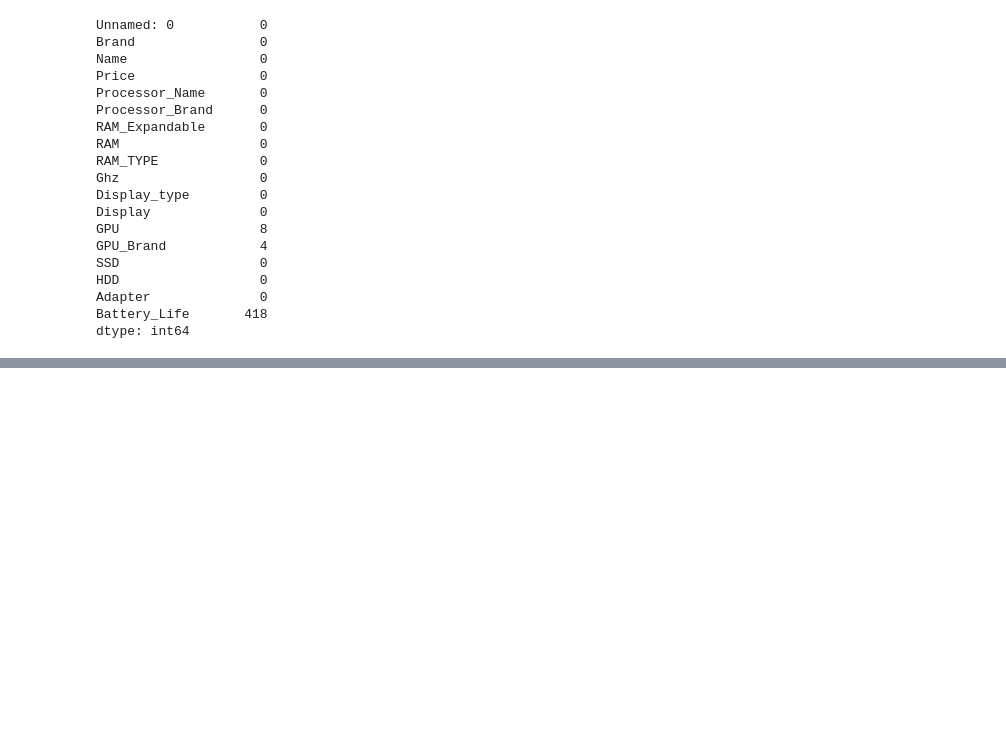
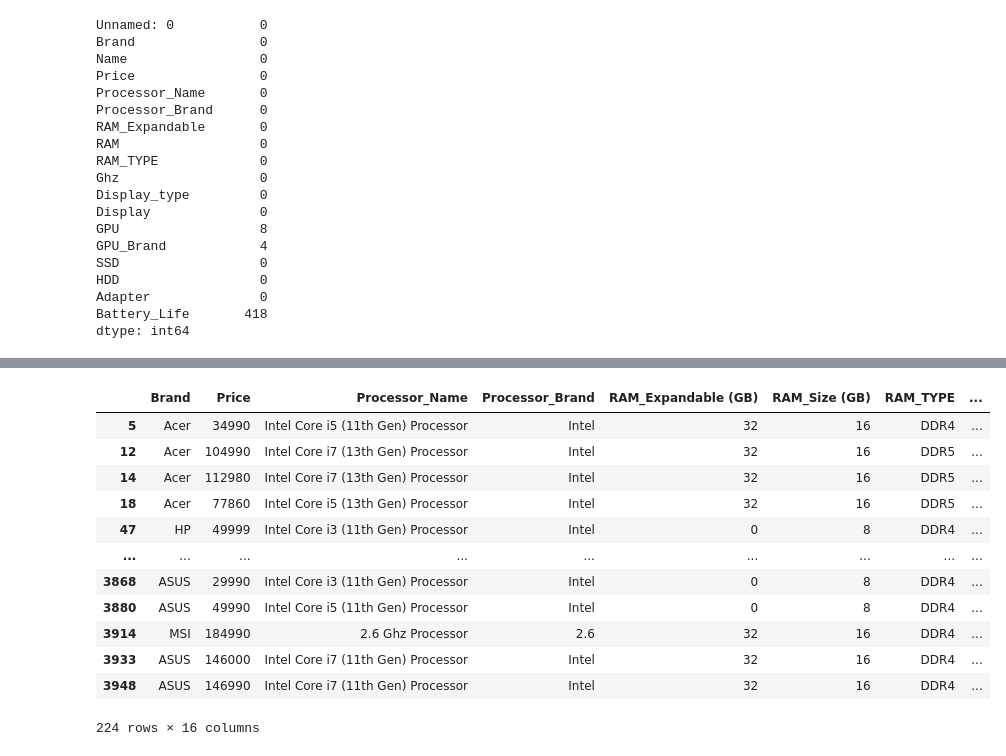
Before and after one commit to Dunith2002/Laptop_Price_Predictor, a Jupyter notebook: notebooks/FC211020_Dinusha/Data_Cleaning.ipynb, the cells around one changed output, grey strips where cells are left out. Drawn from its saved outputs; the diff is of its cells as text; code cells hidden in the pictures; blank space fills up the shorter version.

Commit message:
cleaning

```diff
--- a/notebooks/FC211020_Dinusha/Data_Cleaning.ipynb
+++ b/notebooks/FC211020_Dinusha/Data_Cleaning.ipynb
@@ -73,0 +168,18 @@ df.rename(columns={'RAM': 'RAM_Size (GB)'}, inplace=True)
+# %%
+#Clean RAM_TYPE column
+
+df['RAM_TYPE'] = df['RAM_TYPE'].str.strip().str.upper()
+mapping = {
+    'DDR4 RAM': 'DDR4',
+    'DDR5 RAM': 'DDR5',
+    'DDR3 RAM': 'DDR3',
+    'DDR2 RAM': 'Other',
+    'LPDDR3 RAM' : 'LPDDR3',
+    'LPDDR4 RAM': 'LPDDR4',
+    'LPDDR4X RAM': 'LPDDR4X',
+    'LPDDR5 RAM': 'LPDDR5',
+    'LPDDR5X RAM': 'LPDDR5X'
+}
+df['RAM_TYPE'] = df['RAM_TYPE'].replace(mapping)
+df['RAM_TYPE'] = df['RAM_TYPE'].replace({'RAM': 'Other'})
+df['RAM_TYPE'] = df['RAM_TYPE'].astype('category')
@@ -73,0 +204,3 @@ df.rename(columns={'RAM': 'RAM_Size (GB)'}, inplace=True)
+# %%
+df['Display_type'] = df['Display_type'].astype('category')
+print(f"Unique Values: {df['Display_type'].unique()}\n")
@@ -73,0 +288,5 @@ df.rename(columns={'RAM': 'RAM_Size (GB)'}, inplace=True)
+# %%
+print(f"Number of unique GPU types : {df['GPU_Series'].nunique()}\n")
+print(f"Unique Values: {df['GPU_Series'].unique()}\n")
+print(f"Value count for each unique GPU Series: {df['GPU_Series'].value_counts()}\n")
+df = df.drop(columns=['GPU'])
@@ -73,0 +314,16 @@ df.rename(columns={'RAM': 'RAM_Size (GB)'}, inplace=True)
+# %%
+df['GPU_Brand'] = df['GPU_Brand'].astype('category')
+
+def clean_gpu_brand(value):
+    if 'Intel' in value:
+        return 'Intel'
+    elif 'NVIDIA' in value or 'Nvidia' in value or 'NIVIDIA' in value:
+        return 'NVIDIA'
+    elif 'AMD' in value:
+        return 'AMD'
+    elif 'Apple' in value:
+        return 'Apple'
+    else:
+        return 'Other'
+
+df['GPU_Brand'] = df['GPU_Brand'].apply(clean_gpu_brand)
@@ -73,0 +343,16 @@ df.rename(columns={'RAM': 'RAM_Size (GB)'}, inplace=True)
+# %%
+df[df['Processer_speed']==0]
+# %% [output]
+|  | Brand | Price | Processor_Name | Processor_Brand | RAM_Expandable (GB) | RAM_Size (GB) | RAM_TYPE | ... |
+| 5 | Acer | 34990 | Intel Core i5 (11th Gen) Processor | Intel | 32 | 16 | DDR4 | ... |
+| 12 | Acer | 104990 | Intel Core i7 (13th Gen) Processor | Intel | 32 | 16 | DDR5 | ... |
+| 14 | Acer | 112980 | Intel Core i7 (13th Gen) Processor | Intel | 32 | 16 | DDR5 | ... |
+| 18 | Acer | 77860 | Intel Core i5 (13th Gen) Processor | Intel | 32 | 16 | DDR5 | ... |
+| 47 | HP | 49999 | Intel Core i3 (11th Gen) Processor | Intel | 0 | 8 | DDR4 | ... |
+| ... | ... | ... | ... | ... | ... | ... | ... | ... |
+| 3868 | ASUS | 29990 | Intel Core i3 (11th Gen) Processor | Intel | 0 | 8 | DDR4 | ... |
+| 3880 | ASUS | 49990 | Intel Core i5 (11th Gen) Processor | Intel | 0 | 8 | DDR4 | ... |
+| 3914 | MSI | 184990 | 2.6 Ghz Processor | 2.6 | 32 | 16 | DDR4 | ... |
+| 3933 | ASUS | 146000 | Intel Core i7 (11th Gen) Processor | Intel | 32 | 16 | DDR4 | ... |
+| 3948 | ASUS | 146990 | Intel Core i7 (11th Gen) Processor | Intel | 32 | 16 | DDR4 | ... |
+224 rows × 16 columns
```
Also changed, not shown: parts of 23 cells of this notebook.
